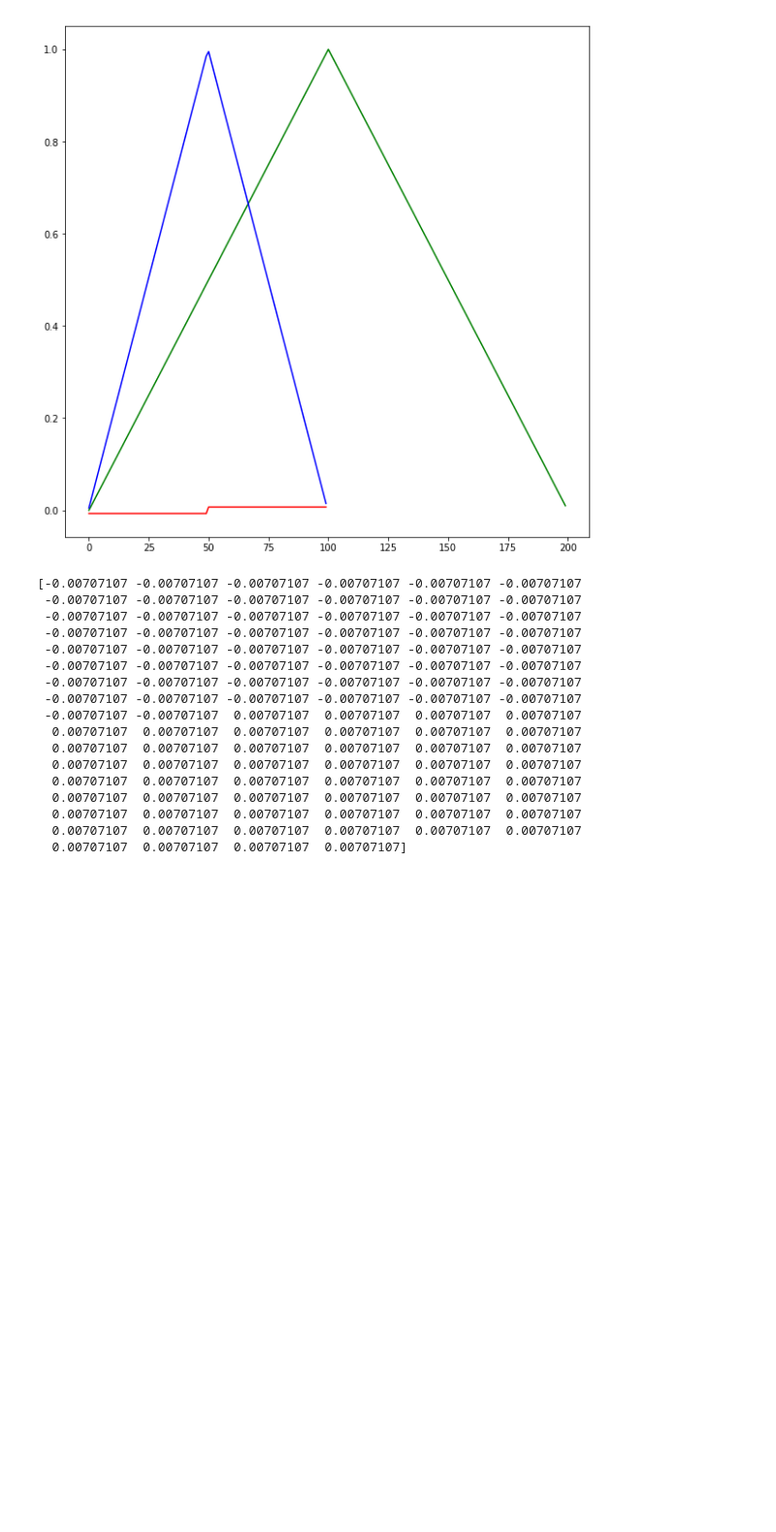
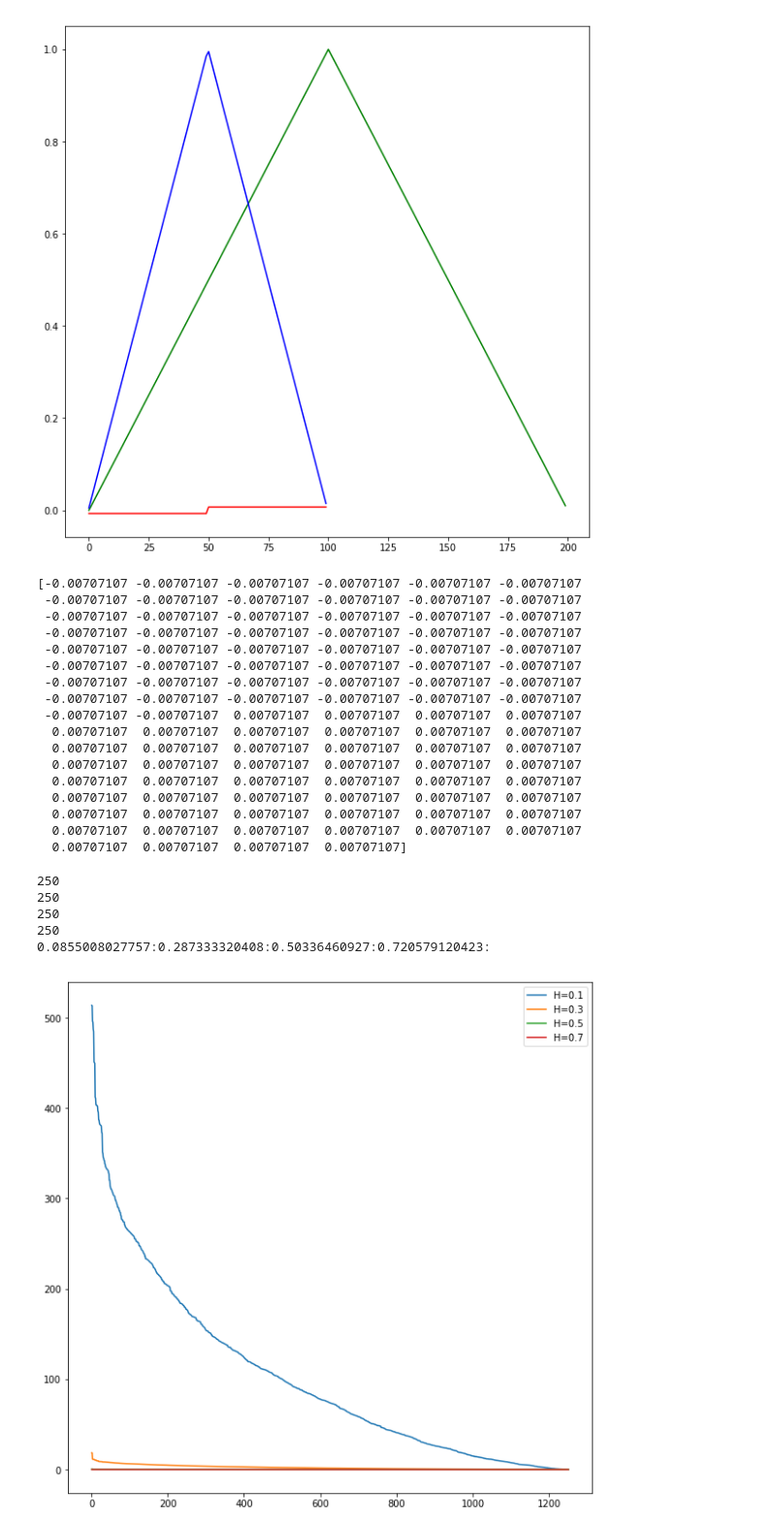
Before and after one commit to Agrim9/MultiFractal_Signal_Analysis, a Jupyter notebook: FBM_NB.ipynb, the cells around one changed output. Shown at 97% size. Saved outputs shown, nothing was run; the diff lists cells and outputs as text; code cells hidden in the pictures; blank space fills up the shorter version.

```diff
--- a/FBM_NB.ipynb
+++ b/FBM_NB.ipynb
@@ -268,3 +244,75 @@ print(tr_cD)
   0.00707107  0.00707107  0.00707107  0.00707107  0.00707107  0.00707107
   0.00707107  0.00707107  0.00707107  0.00707107  0.00707107  0.00707107
   0.00707107  0.00707107  0.00707107  0.00707107]
+# %%
+import pywt
+
+def Lf(x, A, B): # this is your 'straight line' y=f(x)
+    return A*x + B
+
+def Qf(x, A, B,C): # this is your 'straight line' y=f(x)
+    return A*x**2 + B*x + C
+
+def get_wavelet_var(wavelet,H=0.3,samp_size=150,est_sil=0,plot_sil=0,print_sil=0):
+
+    f = FBM(n=samp_size, hurst=H, length=0.5, method='daviesharte')
+    # Generate a fBm realization
+    fbm_sample = f.fbm()
+    # Get the times associated with the fBm
+    t_values = f.times()
+    cA, cD = pywt.dwt(fbm_sample, wavelet)
+
+    M=len(cD)//2
+    #print(M)
+    AutoCorr_mat=np.zeros((M+1,M+1))
+    for j in range(M+1):
+        orig_seq=cD[j:M+j]
+        for k in range(M+1):
+            shift_seq=cD[k:M+k]
+            AutoCorr_mat[j][k]=np.sum(orig_seq*np.conjugate(shift_seq))
+
+    U,S,V=svd(AutoCorr_mat)
+    num_elem=int(0.2*M)
+    if(print_sil!=1):
+        print(num_elem)
+    if(est_sil!=1):
+        if(num_elem%2==1):
+            A,B = curve_fit(Lf,(np.arange(num_elem)+M//2-num_elem//2)\
+                                ,np.log10(S[M//2-num_elem//2:M//2+num_elem//2+1]))[0] # your data x, y to fit
+        else:
+            A,B = curve_fit(Lf,(np.arange(num_elem)+M//2-num_elem//2)\
+                            ,np.log10(S[M//2-num_elem//2:M//2+num_elem//2]))[0] # your data x, y to fit
+        #print(A,B)
+    if(plot_sil!=1):
+        ax.plot(np.arange(M)+1\
+                ,S[0:M],label=str("H="+str(H)))
+        if(est_sil!=1):
+            plt.plot([0,M],[B,A*(M)+B])
+
+    if(est_sil!=1):
+        if(print_sil!=1):
+            print(A,B)
+        return B
+    return -0.14*np.log10(S[0])+0.465
+
+plt.rcParams['figure.figsize'] = (10, 10)
+fig = plt.figure()
+ax= fig.add_subplot(111)
+h0=get_wavelet_var('haar',0.1,samp_size=5000,est_sil=1)
+h1=get_wavelet_var('haar',0.3,samp_size=5000,est_sil=1)
+h2=get_wavelet_var('haar',0.5,samp_size=5000,est_sil=1)
+h3=get_wavelet_var('haar',0.7,samp_size=5000,est_sil=1)
+print(str(h0)+":"+str(h1)+":"+str(h2)+":"+str(h3)+":")
+# get_wavelet_var('haar',0.3,plot_sil=0)
+# get_wavelet_var('haar',0.5,plot_sil=0)
+# get_wavelet_var('haar',0.7,plot_sil=0)
+handles, labels = ax.get_legend_handles_labels()
+ax.legend(handles, labels)
+plt.show()
+# %% [output]
+250
+250
+250
+250
+0.0855008027757:0.287333320408:0.50336460927:0.720579120423:
+[figure, added]
```
Also changed, not shown: parts of 13 cells of this notebook, 3 other files.
